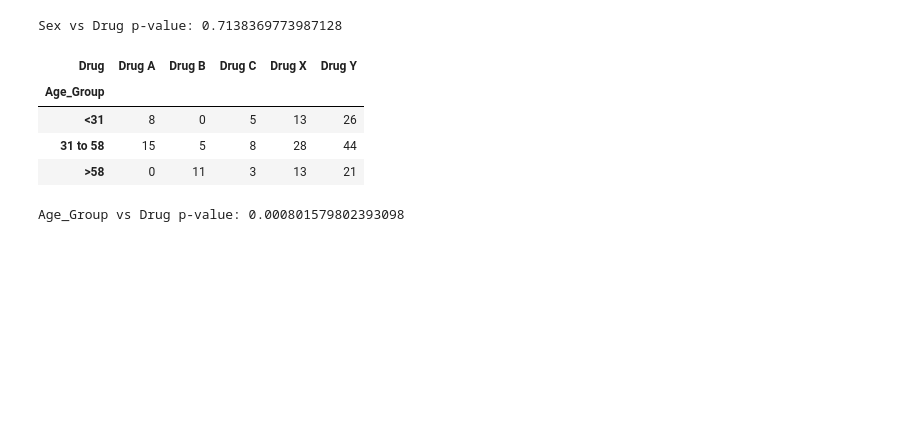
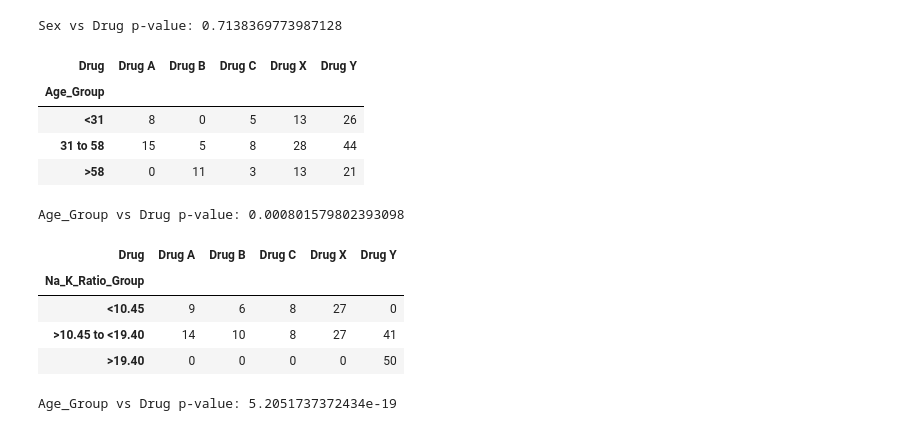
Before and after one commit to rksonu21/Drug_Safety_And_Pharma_Project, a Jupyter notebook: Drug_Safety_And_Pharmacovigilance.ipynb, the cells around one changed output. Cells and saved outputs as stored; diff of their text form; code cells hidden in the pictures; blank space fills up the shorter version.

```diff
--- a/Drug_Safety_And_Pharmacovigilance.ipynb
+++ b/Drug_Safety_And_Pharmacovigilance.ipynb
@@ -284,4 +284,16 @@ print(f"Age_Group vs Drug p-value: {agr_p}")
 Age_Group vs Drug p-value: 0.000801579802393098
 # %%
 na_k_drug_table = pd.crosstab(new_df['Na_K_Ratio_Group'], new_df['Drug'])
-age_gr_drug_table
+na_k_drug_table
+# %% [output]
+| Drug | Drug A | Drug B | Drug C | Drug X | Drug Y |
+| Na_K_Ratio_Group |  |  |  |  |  |
+| <10.45 | 9 | 6 | 8 | 27 | 0 |
+| >10.45 to <19.40 | 14 | 10 | 8 | 27 | 41 |
+| >19.40 | 0 | 0 | 0 | 0 | 50 |
+# %%
+na_k_chi2, na_k_p, na_k_dof, na_K_expected = chi2_contingency(na_k_drug_table)
+
+print(f"Age_Group vs Drug p-value: {na_k_p}")
+# %% [output]
+Age_Group vs Drug p-value: 5.2051737372434e-19
```
